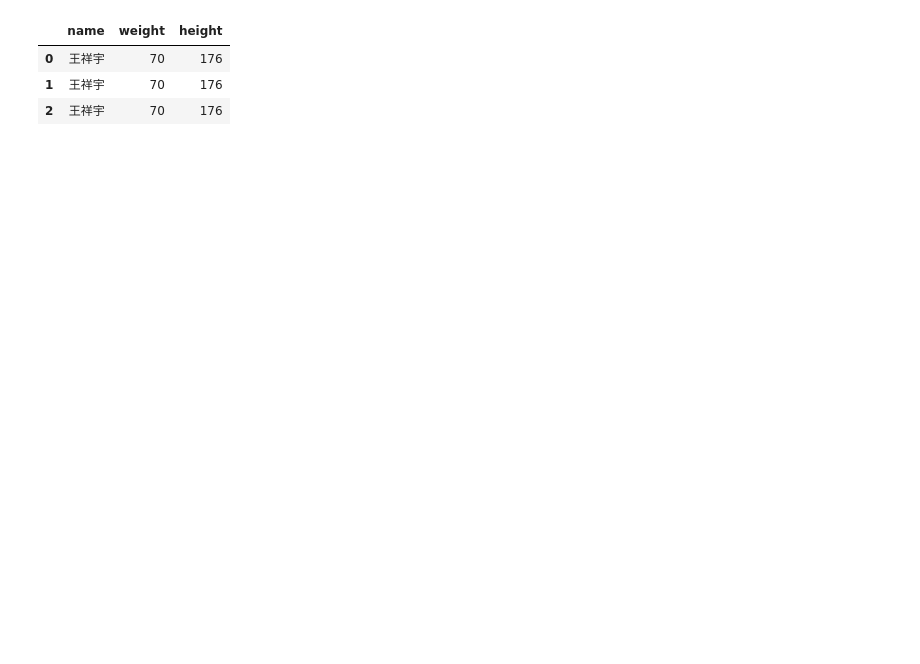
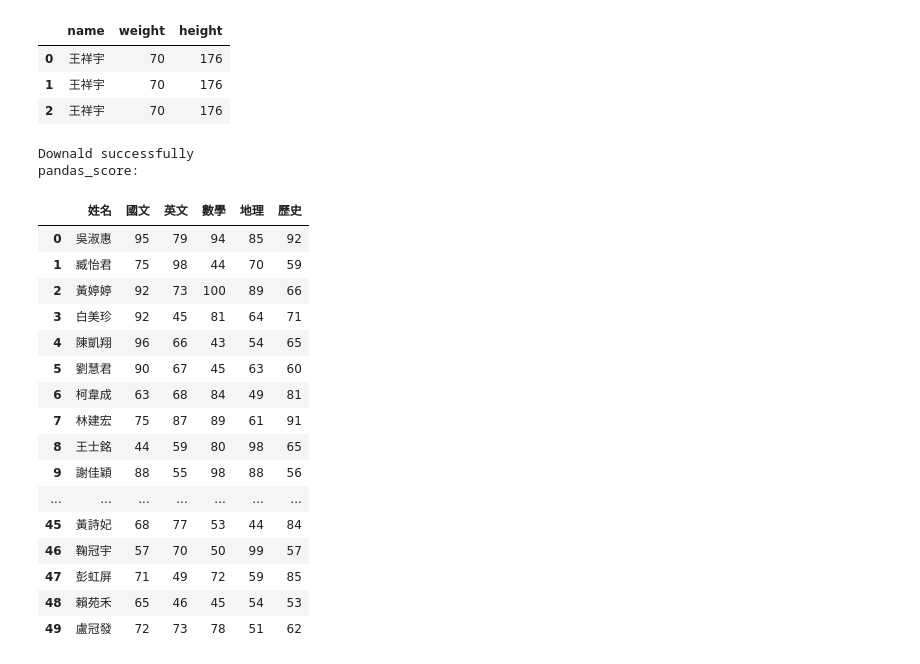
Before and after one commit to xiangyuwang1111/2024_xiangyu, a Jupyter notebook: 0324/0324_4.ipynb, the cells around one changed output. Cells and saved outputs as stored; diff of their text form; code cells hidden in the pictures; blank space fills up the shorter version.

```diff
--- a/0324/0324_4.ipynb
+++ b/0324/0324_4.ipynb
@@ -34,3 +76,69 @@ df1
 | 0 | 王祥宇 | 70 | 176 |
 | 1 | 王祥宇 | 70 | 176 |
 | 2 | 王祥宇 | 70 | 176 |
+# %%
+from pydantic import BaseModel,Field,RootModel
+import requests
+import io
+import csv
+import pandas
+
+class Scores(BaseModel):
+    姓名:str
+    國文:int = Field(alias='科目1')
+    英文:int = Field(alias='科目2')
+    數學:int = Field(alias='科目3')
+    地理:int = Field(alias='科目4')
+    歷史:int = Field(alias='科目5')
+
+class Student(RootModel):
+    root:list[Scores]
+
+    #對Student對象進行迭代操作時，例如在 for 迴圈中使用它，__iter__ 方法會被呼叫並返回self.root的迭代器。
+    def __iter__(self):
+        return iter(self.root)
+
+    #可以通過索引訪問 Student 對象中的 Scores 對象
+    def __getitem__(self, item):
+        return self.root[item]
+
+csv_url='https://raw.githubusercontent.com/roberthsu2003/python/master/pydantic/%E5%AD%B8%E7%94%9F%E5%88%86%E6%95%B8.csv'
+web=requests.get(url=csv_url)
+if web.ok:
+    print('Downald successfully')
+else:
+    print('Downald failed')
+
+    #==========================================
+csv_str:str=web.text
+csv_file=io.StringIO(csv_str)
+dict_reader=csv.DictReader(csv_file)
+csv_data=list(dict_reader)
+csv_stu=Student.model_validate(csv_data)
+
+#create panda
+df1=pandas.DataFrame(data=csv_stu.model_dump())
+print('pandas_score: ')
+display(df1)
+total_series=df1['國文']+df1['英文']+df1['數學']+df1['地理']+df1['歷史']
+print(total_series)
+# %% [output]
+Downald successfully
+pandas_score:
+|  | 姓名 | 國文 | 英文 | 數學 | 地理 | 歷史 |
+| 0 | 吳淑惠 | 95 | 79 | 94 | 85 | 92 |
+| 1 | 臧怡君 | 75 | 98 | 44 | 70 | 59 |
+| 2 | 黃婷婷 | 92 | 73 | 100 | 89 | 66 |
+| 3 | 白美珍 | 92 | 45 | 81 | 64 | 71 |
+| 4 | 陳凱翔 | 96 | 66 | 43 | 54 | 65 |
+| 5 | 劉慧君 | 90 | 67 | 45 | 63 | 60 |
+| 6 | 柯韋成 | 63 | 68 | 84 | 49 | 81 |
+| 7 | 林建宏 | 75 | 87 | 89 | 61 | 91 |
+| 8 | 王士銘 | 44 | 59 | 80 | 98 | 65 |
+| 9 | 謝佳穎 | 88 | 55 | 98 | 88 | 56 |
+| ... | ... | ... | ... | ... | ... | ... |
+| 45 | 黃詩妃 | 68 | 77 | 53 | 44 | 84 |
+| 46 | 鞠冠宇 | 57 | 70 | 50 | 99 | 57 |
+| 47 | 彭虹屏 | 71 | 49 | 72 | 59 | 85 |
+| 48 | 賴苑禾 | 65 | 46 | 45 | 54 | 53 |
+| 49 | 盧冠發 | 72 | 73 | 78 | 51 | 62 |
```
Also changed, not shown: parts of 8 cells of this notebook.
